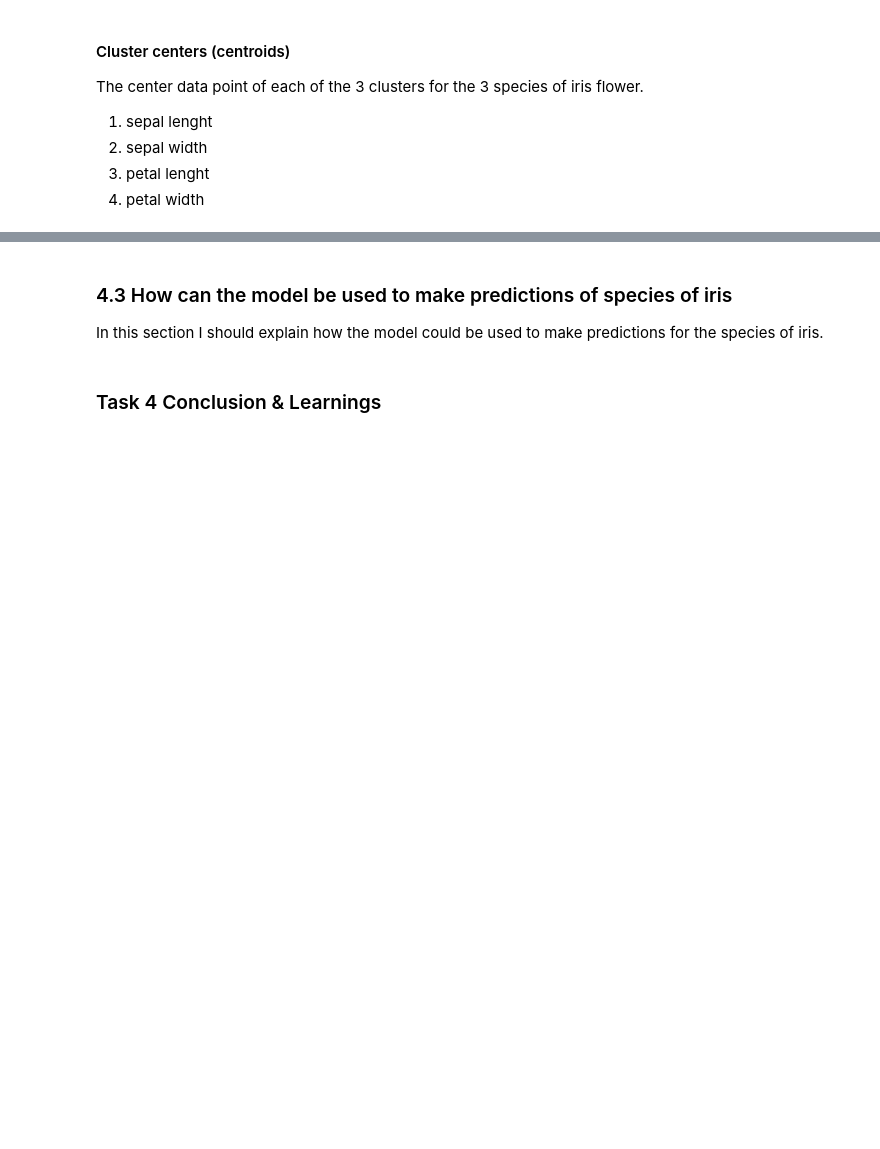
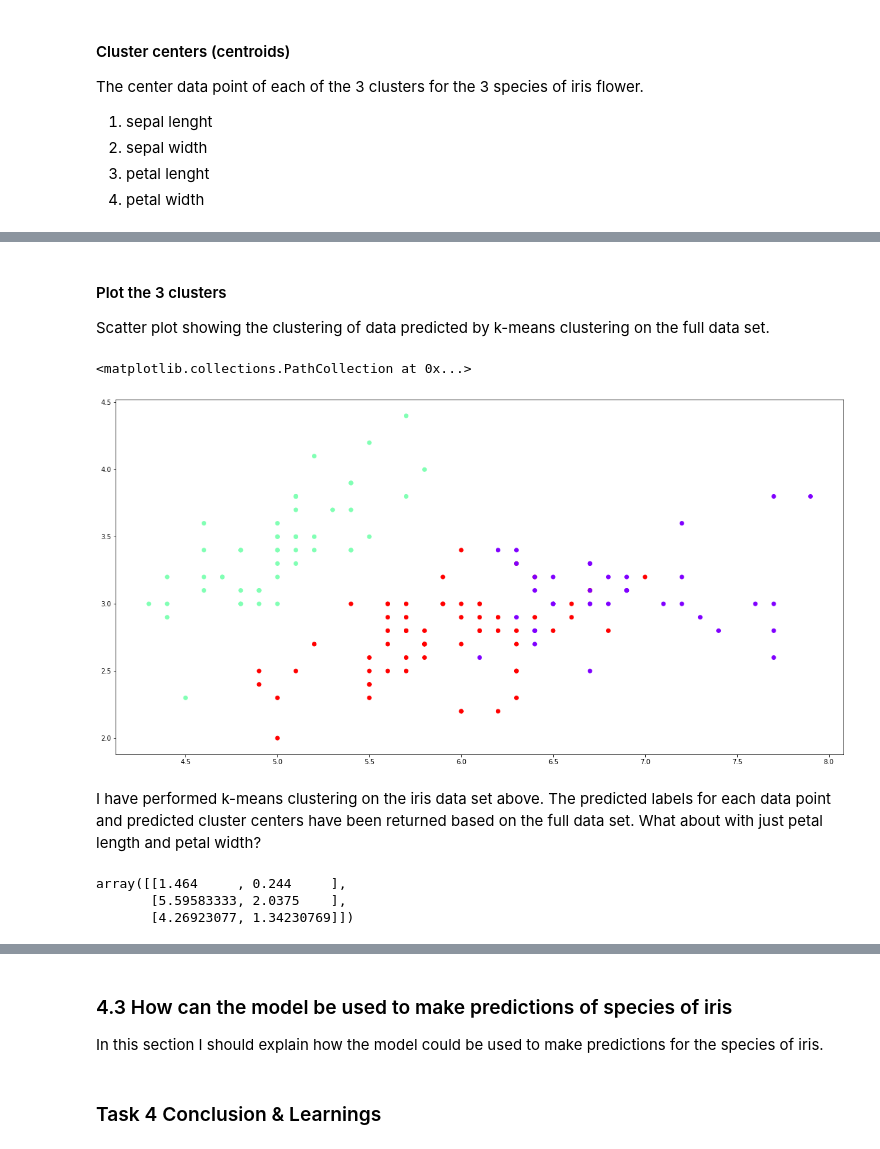
Before and after one commit to johndunne2019/Tasks-2020-Machine-Learning-and-Statistics, a Jupyter notebook: Tasks.ipynb, the cells around one changed output, grey strips where cells are left out. Cells and saved outputs as stored; diff of their text form; code cells hidden in the pictures; blank space fills up the shorter version.

```diff
--- a/Tasks.ipynb
+++ b/Tasks.ipynb
@@ -1335,13 +1369,9 @@ Train the algorithm by processing all the data in the data set.
 # %%
 # Adapted from example in [8]
-# variable X is set to be the the data set
-X = iris.data
-# fit the kmeans to the data set. Set number of clusters to be 3
-kmeans = skcl.KMeans(n_clusters=3, random_state=0).fit(X)
-# predict
-y = kmeans.predict(X)
-# print out X to verify
-#X
+# Set the number of clusters k to be 3
+kmeans = skcl.KMeans(n_clusters=3, random_state=0)
+# fit_predict k-menas clustering to the data set
+y = kmeans.fit_predict(x)
 # %% [markdown]
 #### Cluster centers (centroids)
 
@@ -1384,0 +1407,14 @@ kmeans.inertia_
+# %% [markdown]
+#### Plot the 3 clusters
+
+Scatter plot showing the clustering of data predicted by k-means clustering on the full data set.
+# %%
+# Adapted from [14]
+# matplotlib.pyplot scatterplot has a parameter cmap - color map
+# c parameter sets the color differentiation to be the y values in this case
+plt.scatter(x[:, 0], x[:,1], c=y, cmap='rainbow')
+# %% [output]
+<matplotlib.collections.PathCollection at 0x...>
+[figure, added]
+# %% [markdown]
+I have performed k-means clustering on the iris data set above. The predicted labels for each data point and predicted cluster centers have been returned based on the full data set. What about with just petal length and petal width?
@@ -1384,0 +1427,7 @@ kmeans.inertia_
+# %%
+# return clustr centers
+kmeans.cluster_centers_
+# %% [output]
+array([[1.464     , 0.244     ],
+       [5.59583333, 2.0375    ],
+       [4.26923077, 1.34230769]])
```
Also changed, not shown: parts of 43 cells of this notebook.
